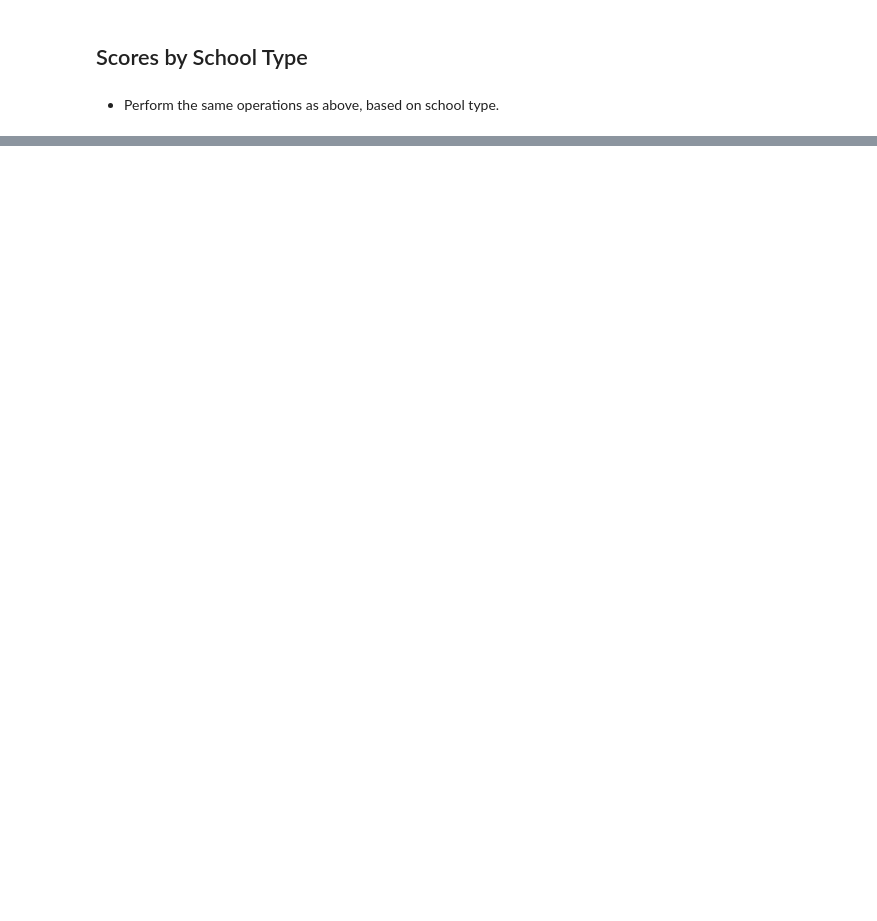
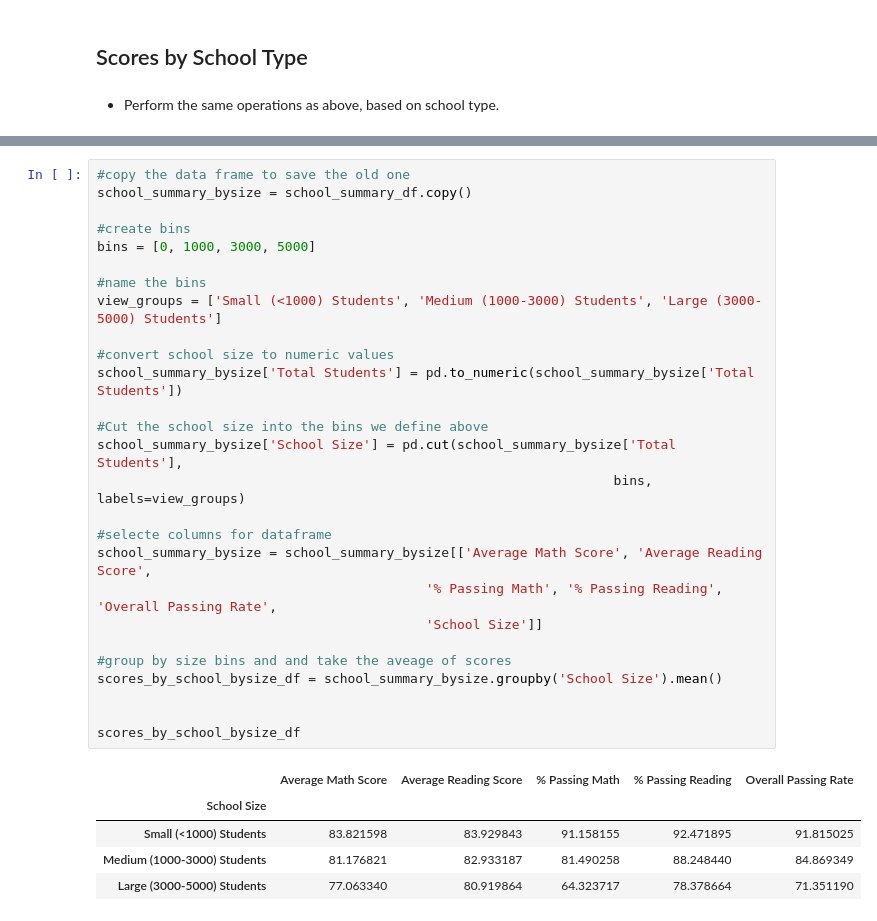
Before and after one commit to atulbhingarde/DATA-04, a Jupyter notebook: PyCitySchools/PyCitySchools_starter.ipynb, the cells around one changed output, grey strips where cells are left out. Drawn from its saved outputs; the diff is of its cells as text; blank space fills up the shorter version.

```diff
--- a/PyCitySchools/PyCitySchools_starter.ipynb
+++ b/PyCitySchools/PyCitySchools_starter.ipynb
@@ -227,0 +659,33 @@ group_names = ["Small (<1000)", "Medium (1000-2000)", "Large (2000-5000)"]
+# %%
+#copy the data frame to save the old one
+school_summary_bysize = school_summary_df.copy()
+
+#create bins
+bins = [0, 1000, 3000, 5000]
+
+#name the bins
+view_groups = ['Small (<1000) Students', 'Medium (1000-3000) Students', 'Large (3000-5000) Students']
+
+#convert school size to numeric values
+school_summary_bysize['Total Students'] = pd.to_numeric(school_summary_bysize['Total Students'])
+
+#Cut the school size into the bins we define above
+school_summary_bysize['School Size'] = pd.cut(school_summary_bysize['Total Students'],
+                                                                  bins, labels=view_groups)
+
+#selecte columns for dataframe
+school_summary_bysize = school_summary_bysize[['Average Math Score', 'Average Reading Score',
+                                          '% Passing Math', '% Passing Reading', 'Overall Passing Rate',
+                                          'School Size']]
+
+#group by size bins and and take the aveage of scores
+scores_by_school_bysize_df = school_summary_bysize.groupby('School Size').mean()
+
+
+scores_by_school_bysize_df
+# %% [output]
+|  | Average Math Score | Average Reading Score | % Passing Math | % Passing Reading | Overall Passing Rate |
+| School Size |  |  |  |  |  |
+| Small (<1000) Students | 83.821598 | 83.929843 | 91.158155 | 92.471895 | 91.815025 |
+| Medium (1000-3000) Students | 81.176821 | 82.933187 | 81.490258 | 88.248440 | 84.869349 |
+| Large (3000-5000) Students | 77.063340 | 80.919864 | 64.323717 | 78.378664 | 71.351190 |
```
Also changed, not shown: parts of 28 cells of this notebook.
